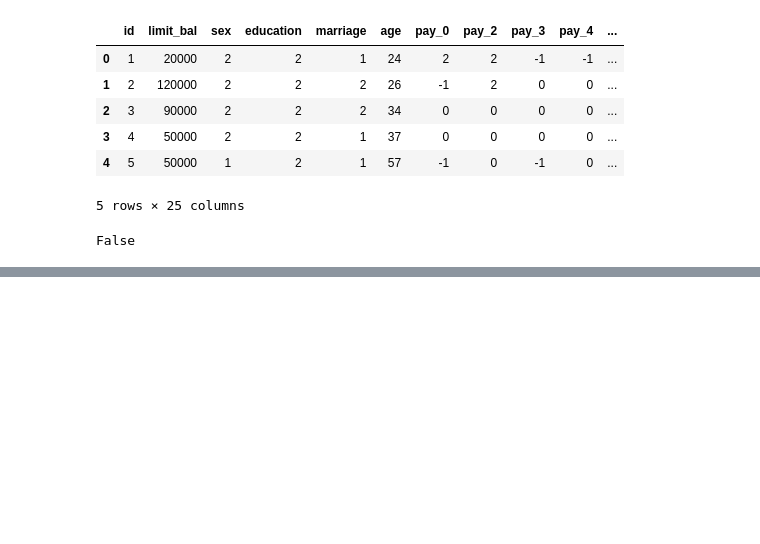
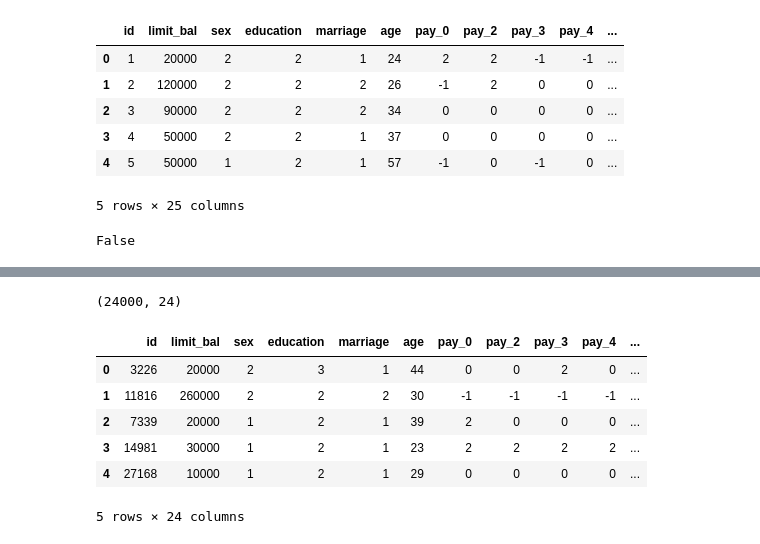
Before and after one commit to mozilla/PRESC, a Jupyter notebook: dev/dzekem/issue#8/Importance score.ipynb, the cells around one changed output, grey strips where cells are left out. Drawn from its saved outputs; the diff is of its cells as text; code cells hidden in the pictures; blank space fills up the shorter version.

```diff
--- a/dev/dzekem/issue#8/Importance score.ipynb
+++ b/dev/dzekem/issue#8/Importance score.ipynb
@@ -25,7 +25,7 @@ import seaborn as sns
 import matplotlib.pyplot as plt
 plt.rcParams["figure.figsize"] = (10,7)
 # %%
-data = pd.read_csv('..\..\datasets\defaults.csv')
+data = pd.read_csv('defaults.csv')
 data.head()
 # %% [output]
 |  | id | limit_bal | sex | education | marriage | age | pay_0 | pay_2 | pay_3 | pay_4 | ... |
@@ -63,0 +43,19 @@ sub_data:  (29999, 25)
+# %%
+# Using a Logistic regression model
+from sklearn.model_selection import train_test_split
+from sklearn.linear_model import LogisticRegression
+from sklearn.metrics import accuracy_score
+
+# The column ID is still included as it is the only unique column tha can be used to trace a data point that exists in the train set.
+# Will need the ID column to be able to track a record that exists under the train set that is why I named it X_try
+
+X_try = data.iloc[:, 0:24].values
+y = data.iloc[:, 24].values
+
+'''
+ - Splitting the data into train and test set in the ratio 80:20
+
+ - random_state=0 is used to maintain the random numbers chosen when splitting the data at any moment the code is run again.
+'''
+
+Xtrain, Xtest, ytrain, ytest = train_test_split(X_try, y, test_size=0.2, random_state=0)
@@ -63,0 +81,21 @@ sub_data:  (29999, 25)
+# %%
+
+# convert the numpy array (Xtrain) to a dataframe so as to better see which point has fallen under the train set
+trial_X = pd.DataFrame(Xtrain)
+trial_X.shape
+# %% [output]
+(24000, 24)
+# %%
+# Putting back column names to better visualize the data
+
+trial_X.columns = ['id', 'limit_bal', 'sex', 'education', 'marriage', 'age', 'pay_0', 'pay_2', 'pay_3', 'pay_4', 'pay_5', 'pay_6', 'bill_amt1', 'bill_amt2', 'bill_amt3', 'bill_amt4', 'bill_amt5',
+                   'bill_amt6', 'pay_amt1',  'pay_amt2',   'pay_amt3', 'pay_amt4',  'pay_amt5',   'pay_amt6'  ]
+trial_X.head()
+# %% [output]
+|  | id | limit_bal | sex | education | marriage | age | pay_0 | pay_2 | pay_3 | pay_4 | ... |
+| 0 | 3226 | 20000 | 2 | 3 | 1 | 44 | 0 | 0 | 2 | 0 | ... |
+| 1 | 11816 | 260000 | 2 | 2 | 2 | 30 | -1 | -1 | -1 | -1 | ... |
+| 2 | 7339 | 20000 | 1 | 2 | 1 | 39 | 2 | 0 | 0 | 0 | ... |
+| 3 | 14981 | 30000 | 1 | 2 | 1 | 23 | 2 | 2 | 2 | 2 | ... |
+| 4 | 27168 | 10000 | 1 | 2 | 1 | 29 | 0 | 0 | 0 | 0 | ... |
+5 rows × 24 columns
```
Also changed, not shown: parts of 16 cells of this notebook.
